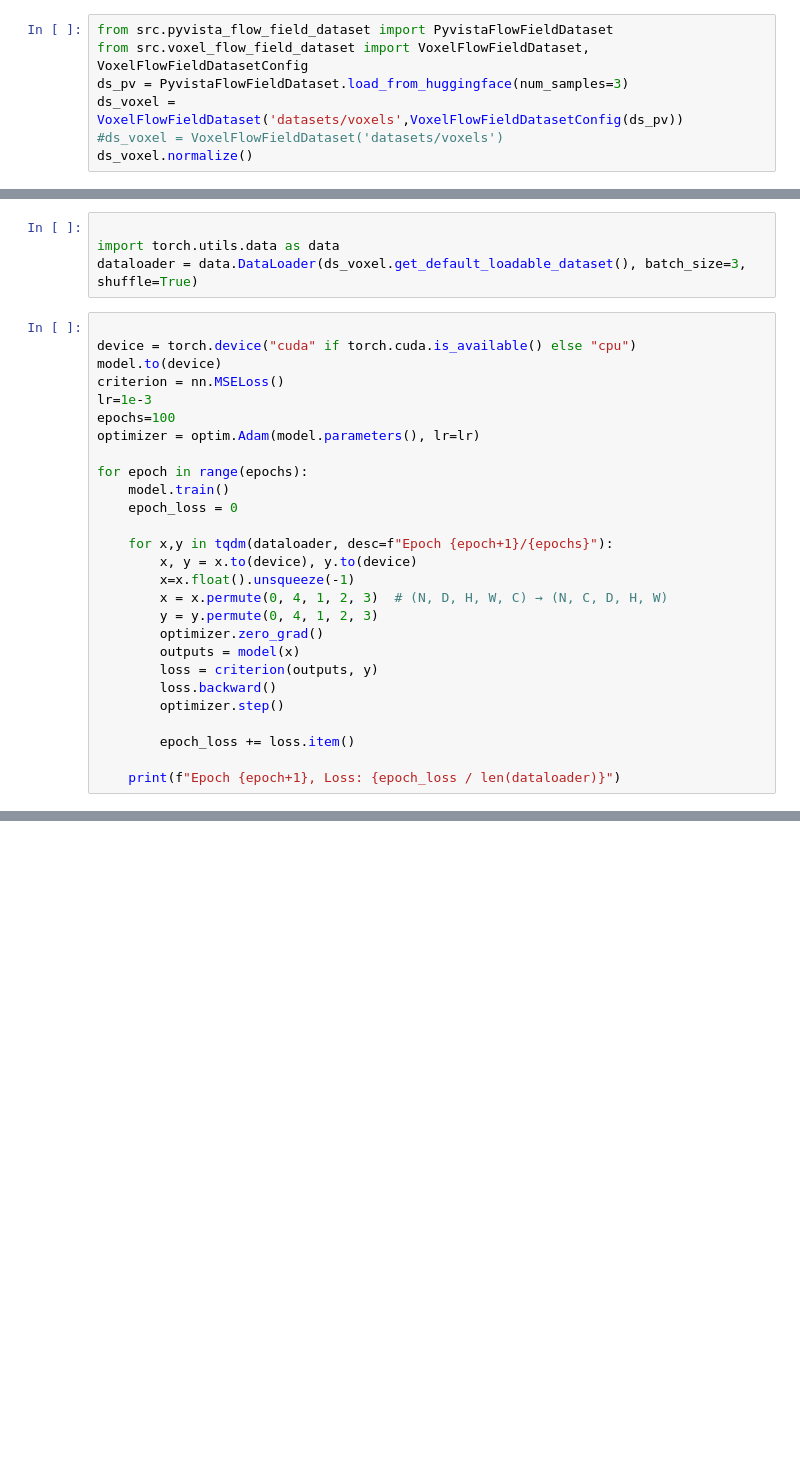
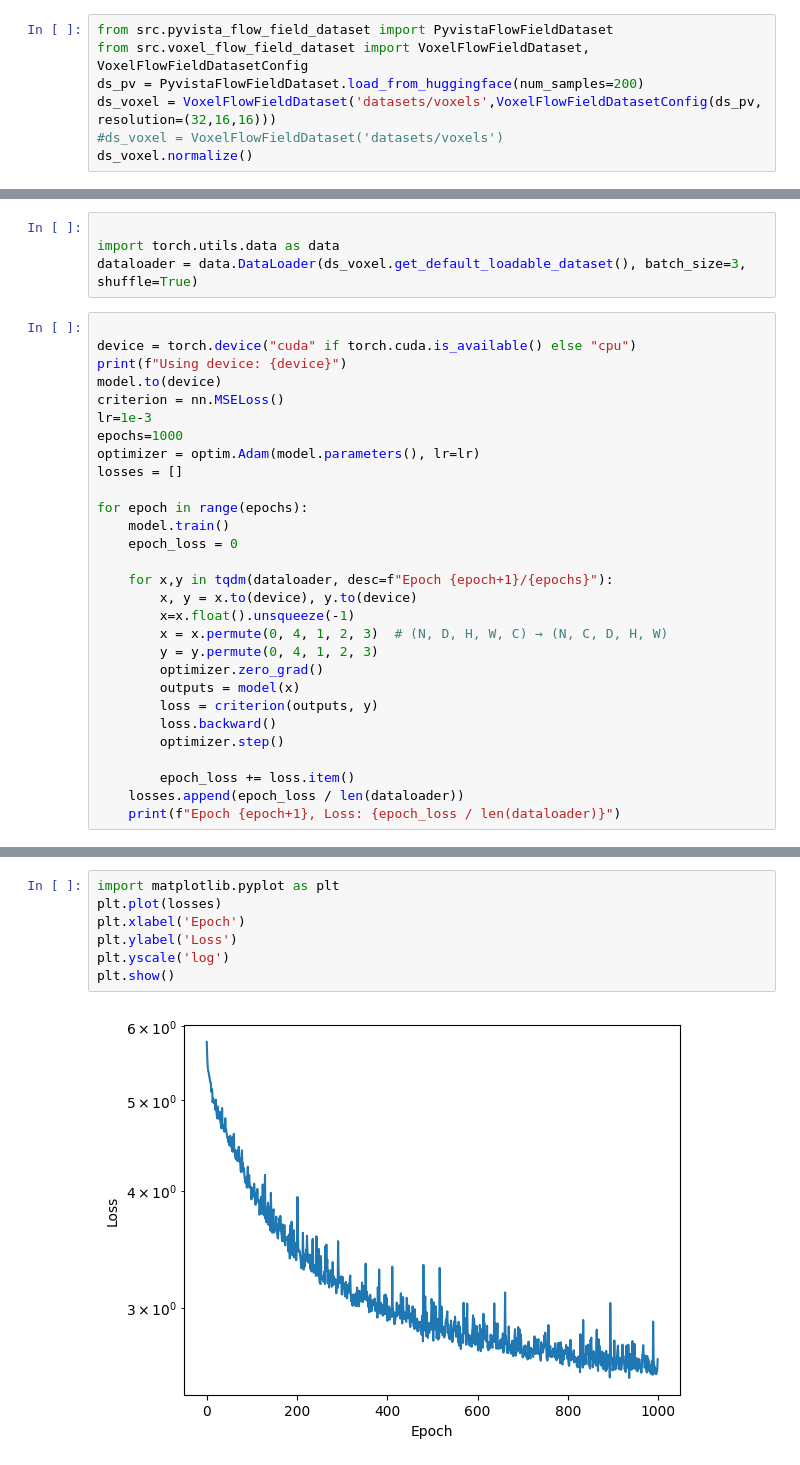
Before and after one commit to bea924/flow_field_dataset, a Jupyter notebook: examples/voxel_data/unet.ipynb, the cells around one changed output, grey strips where cells are left out. Cells and saved outputs as stored; diff of their text form; blank space fills up the shorter version.

```diff
--- a/examples/voxel_data/unet.ipynb
+++ b/examples/voxel_data/unet.ipynb
@@ -45,8 +45,8 @@ model = SmallUNet3D()
 # %%
 from src.pyvista_flow_field_dataset import PyvistaFlowFieldDataset
 from src.voxel_flow_field_dataset import VoxelFlowFieldDataset, VoxelFlowFieldDatasetConfig
-ds_pv = PyvistaFlowFieldDataset.load_from_huggingface(num_samples=3)
-ds_voxel = VoxelFlowFieldDataset('datasets/voxels',VoxelFlowFieldDatasetConfig(ds_pv))
+ds_pv = PyvistaFlowFieldDataset.load_from_huggingface(num_samples=200)
+ds_voxel = VoxelFlowFieldDataset('datasets/voxels',VoxelFlowFieldDatasetConfig(ds_pv, resolution=(32,16,16)))
 #ds_voxel = VoxelFlowFieldDataset('datasets/voxels')
 ds_voxel.normalize()
 # %% [output]
@@ -58,11 +92,13 @@ dataloader = data.DataLoader(ds_voxel.get_default_loadable_dataset(), batch_size
 # %%
 
 device = torch.device("cuda" if torch.cuda.is_available() else "cpu")
+print(f"Using device: {device}")
 model.to(device)
 criterion = nn.MSELoss()
 lr=1e-3
-epochs=100
+epochs=1000
 optimizer = optim.Adam(model.parameters(), lr=lr)
+losses = []
 
 for epoch in range(epochs):
     model.train()
@@ -80,6 +116,6 @@ for epoch in range(epochs):
         optimizer.step()
 
         epoch_loss += loss.item()
-
+    losses.append(epoch_loss / len(dataloader))
     print(f"Epoch {epoch+1}, Loss: {epoch_loss / len(dataloader)}")
 # %% [output]
@@ -98 +134,10 @@ Epoch 12, Loss: 0.9254394769668579
 ... (88 outputs left out)
+# %%
+import matplotlib.pyplot as plt
+plt.plot(losses)
+plt.xlabel('Epoch')
+plt.ylabel('Loss')
+plt.yscale('log')
+plt.show()
+# %% [output]
+[figure, added]
```
Also changed, not shown: parts of 5 cells of this notebook.
